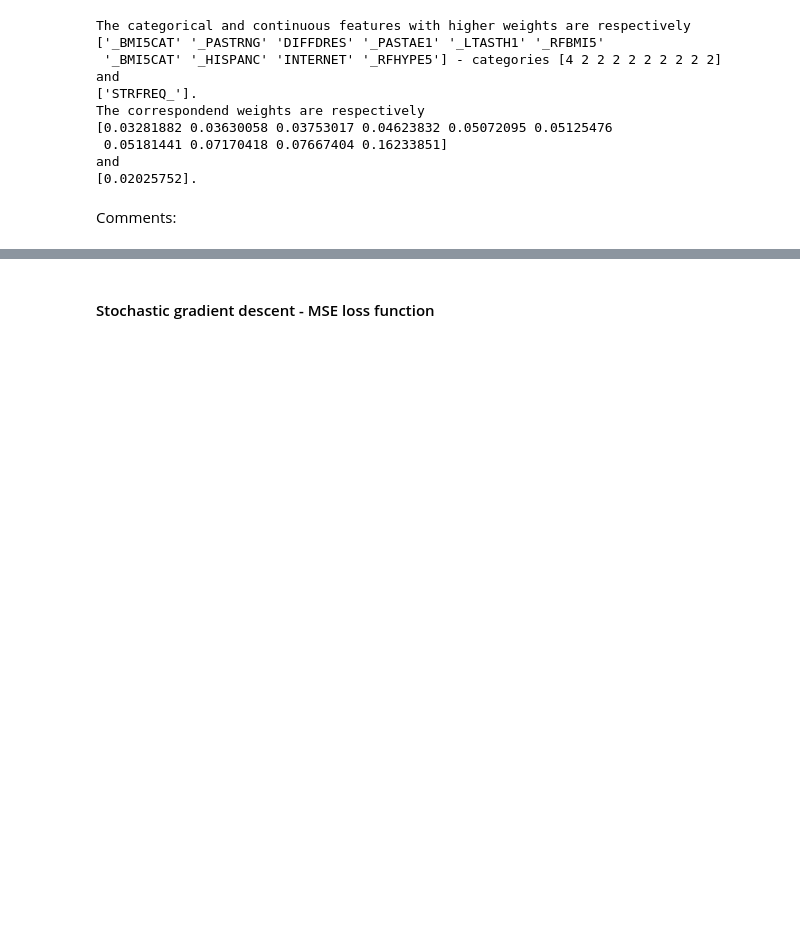
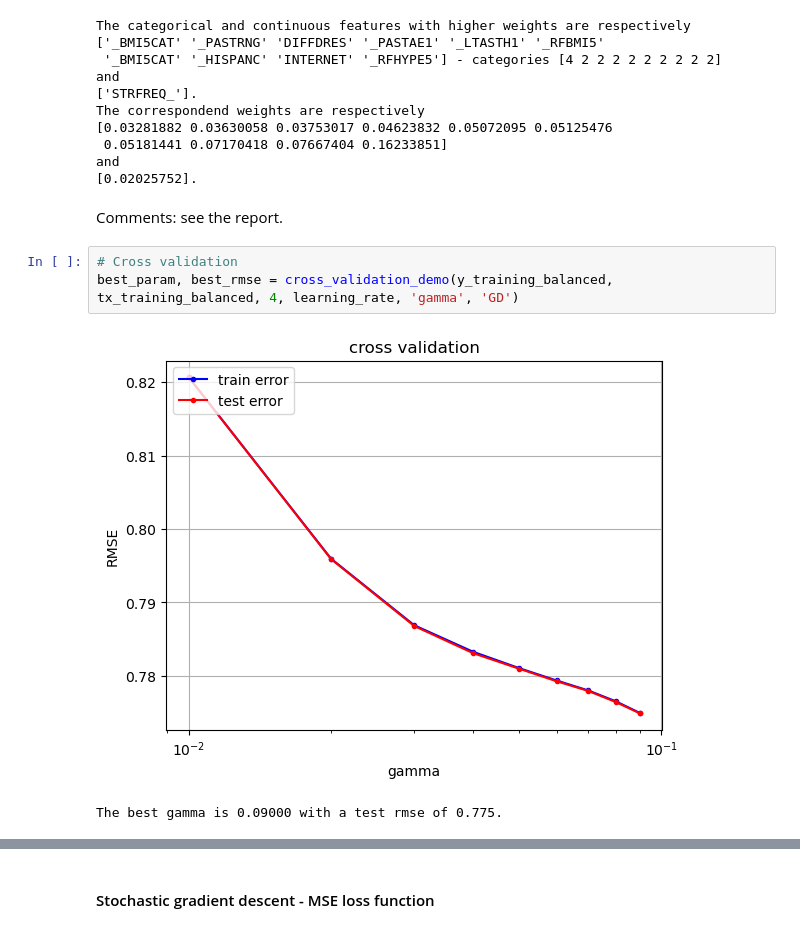
Before and after one commit to CS-433/Nobody-s_sick, a Jupyter notebook: run.ipynb, the cells around one changed output, grey strips where cells are left out. Drawn from its saved outputs; the diff is of its cells as text; blank space fills up the shorter version.

```diff
--- a/run.ipynb
+++ b/run.ipynb
@@ -449,4 +451,10 @@ The correspondend weights are respectively
 and
 [0.02025752].
 # %% [markdown]
-Comments:
+Comments: see the report.
+# %%
+# Cross validation
+best_param, best_rmse = cross_validation_demo(y_training_balanced, tx_training_balanced, 4, learning_rate, 'gamma', 'GD')
+# %% [output]
+[figure, added]
+The best gamma is 0.09000 with a test rmse of 0.775.
```
Also changed, not shown: parts of 58 cells of this notebook, 4 other files.
